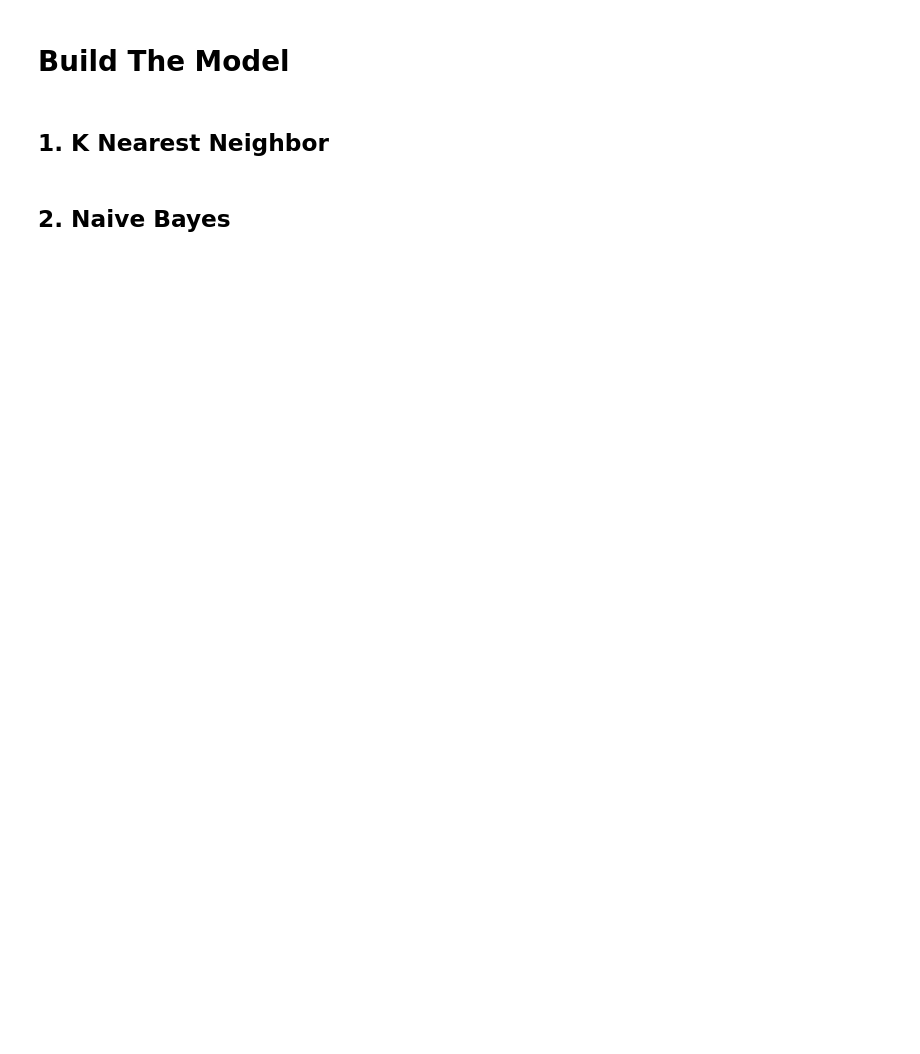
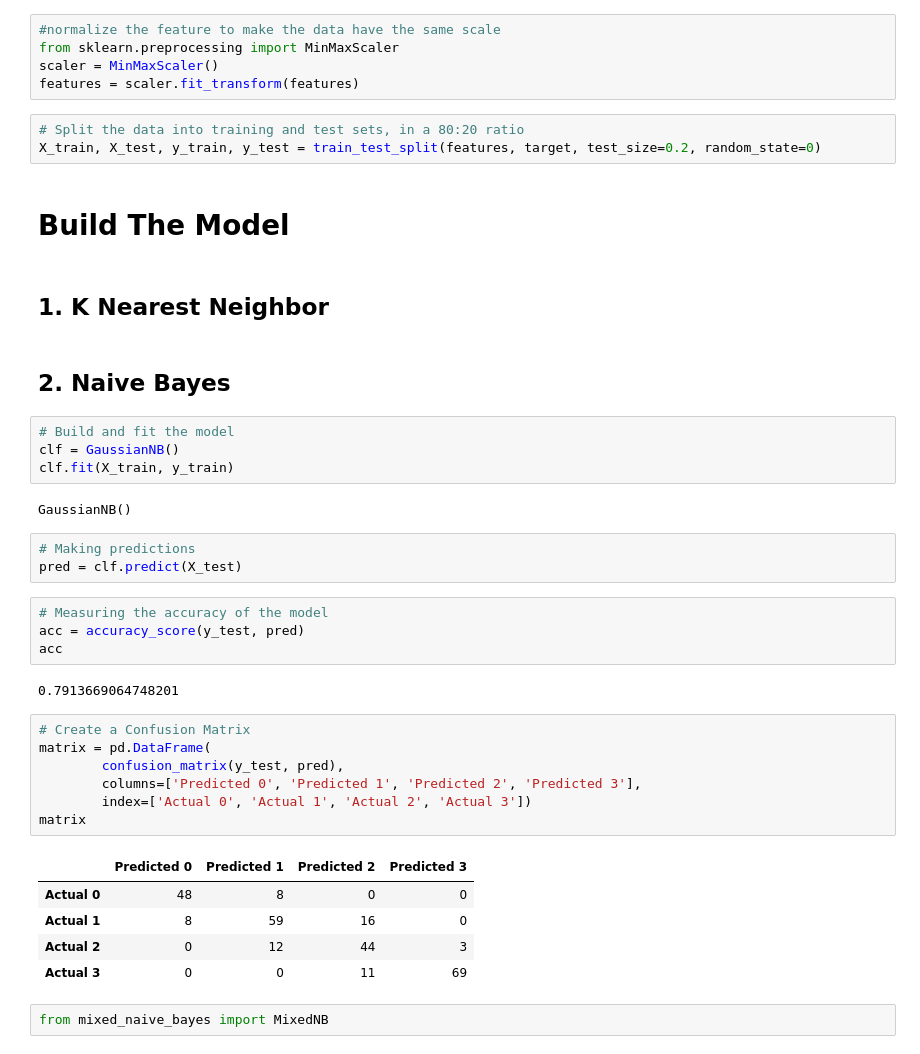
Before and after one commit to jejejery/tubes2-AI, a Jupyter notebook: main.ipynb, the cells around one changed output. Cells and saved outputs as stored; diff of their text form; blank space fills up the shorter version.

```diff
--- a/main.ipynb
+++ b/main.ipynb
@@ -213,6 +210,44 @@ features = df_new.drop('')
+# %%
+#normalize the feature to make the data have the same scale
+from sklearn.preprocessing import MinMaxScaler
+scaler = MinMaxScaler()
+features = scaler.fit_transform(features)
+# %%
+# Split the data into training and test sets, in a 80:20 ratio
+X_train, X_test, y_train, y_test = train_test_split(features, target, test_size=0.2, random_state=0)
 # %% [markdown]
 #  Build The Model
 # %% [markdown]
 ## 1. K Nearest Neighbor
 # %% [markdown]
 ## 2. Naive Bayes
+# %%
+# Build and fit the model
+clf = GaussianNB()
+clf.fit(X_train, y_train)
+# %% [output]
+GaussianNB()
+# %%
+# Making predictions
+pred = clf.predict(X_test)
+# %%
+# Measuring the accuracy of the model
+acc = accuracy_score(y_test, pred)
+acc
+# %% [output]
+0.7913669064748201
+# %%
+# Create a Confusion Matrix
+matrix = pd.DataFrame(
+        confusion_matrix(y_test, pred),
+        columns=['Predicted 0', 'Predicted 1', 'Predicted 2', 'Predicted 3'],
+        index=['Actual 0', 'Actual 1', 'Actual 2', 'Actual 3'])
+matrix
+# %% [output]
+|  | Predicted 0 | Predicted 1 | Predicted 2 | Predicted 3 |
+| Actual 0 | 48 | 8 | 0 | 0 |
+| Actual 1 | 8 | 59 | 16 | 0 |
+| Actual 2 | 0 | 12 | 44 | 3 |
+| Actual 3 | 0 | 0 | 11 | 69 |
+# %%
+from mixed_naive_bayes import MixedNB
```
Also changed, not shown: parts of 17 cells of this notebook, 2 other files.
